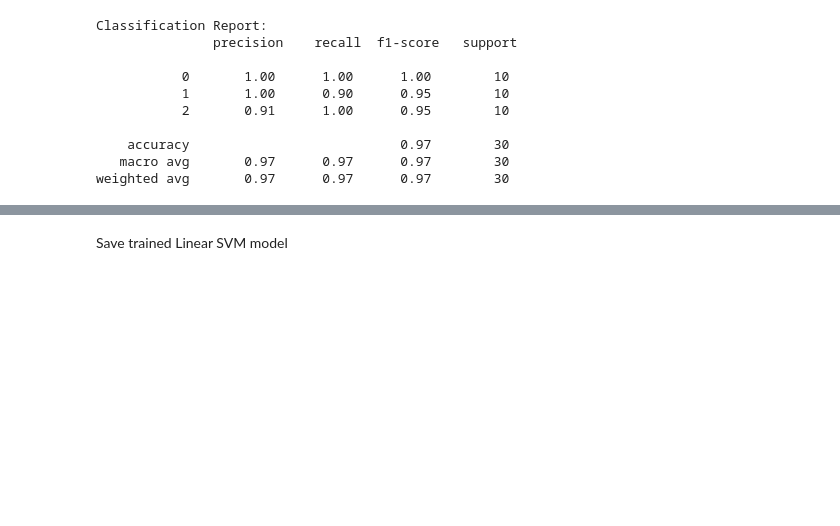
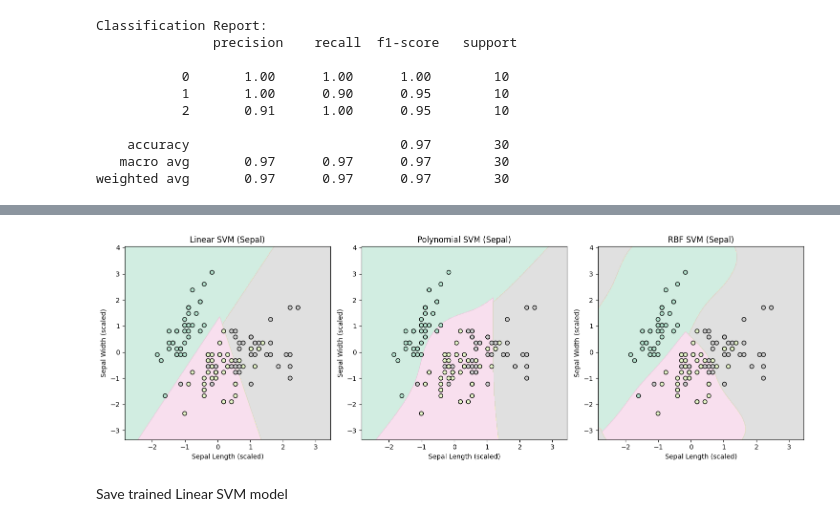
Before and after one commit to Sunmathi-A77/IrisFlowerClassification-SVM, a Jupyter notebook: irisclassification.ipynb, the cells around one changed output, grey strips where cells are left out. Cells and saved outputs as stored; diff of their text form; code cells hidden in the pictures; blank space fills up the shorter version.

```diff
--- a/irisclassification.ipynb
+++ b/irisclassification.ipynb
@@ -297,3 +343,49 @@ weighted avg       0.97      0.97      0.97        30
+# %%
+X_2D_sepal = df[['SepalLengthCm', 'SepalWidthCm']]
+y_2D_sepal = le.fit_transform(df['Species'])
+
+X_train_2D_s, X_test_2D_s, y_train_2D_s, y_test_2D_s = train_test_split(X_2D_sepal, y_2D_sepal, test_size=0.2, random_state=42, stratify=y_2D_sepal)
+scaler_2D_s = StandardScaler()
+X_train_2D_scaled_s = scaler_2D_s.fit_transform(X_train_2D_s)
+X_test_2D_scaled_s = scaler_2D_s.transform(X_test_2D_s)
+
+linear_svm_sepal = SVC(kernel='linear', C=1.0, random_state=42)
+poly_svm_sepal = SVC(kernel='poly', degree=3, C=1.0, random_state=42)
+rbf_svm_sepal = SVC(kernel='rbf', C=1.0, random_state=42)
+
+linear_svm_sepal.fit(X_train_2D_scaled_s, y_train_2D_s)
+poly_svm_sepal.fit(X_train_2D_scaled_s, y_train_2D_s)
+rbf_svm_sepal.fit(X_train_2D_scaled_s, y_train_2D_s)
+
+def plot_decision_boundary(model, X, y, title):
+    x_min, x_max = X[:, 0].min() - 1, X[:, 0].max() + 1
+    y_min, y_max = X[:, 1].min() - 1, X[:, 1].max() + 1
+    xx, yy = np.meshgrid(np.arange(x_min, x_max, 0.01), np.arange(y_min, y_max, 0.01))
+    Z = model.predict(np.c_[xx.ravel(), yy.ravel()])
+    Z = Z.reshape(xx.shape)
+
+    cmap = plt.cm.Pastel2
+    plt.contourf(xx, yy, Z, cmap=cmap, alpha=0.6)
+    plt.scatter(X[:, 0], X[:, 1], c=y, edgecolors='k', cmap=cmap)
+    plt.title(title)
+    plt.xlabel('Sepal Length (scaled)')
+    plt.ylabel('Sepal Width (scaled)')
+
+plt.figure(figsize=(15, 5))
+
+plt.subplot(1, 3, 1)
+plot_decision_boundary(linear_svm_sepal, X_train_2D_scaled_s, y_train_2D_s, "Linear SVM (Sepal)")
+
+plt.subplot(1, 3, 2)
+plot_decision_boundary(poly_svm_sepal, X_train_2D_scaled_s, y_train_2D_s, "Polynomial SVM (Sepal)")
+
+plt.subplot(1, 3, 3)
+plot_decision_boundary(rbf_svm_sepal, X_train_2D_scaled_s, y_train_2D_s, "RBF SVM (Sepal)")
+
+plt.tight_layout()
+plt.show()
+# %% [output]
+[figure, added]
 # %% [markdown]
 Save trained Linear SVM model
 # %%
```
Also changed, not shown: parts of 1 cell of this notebook.
